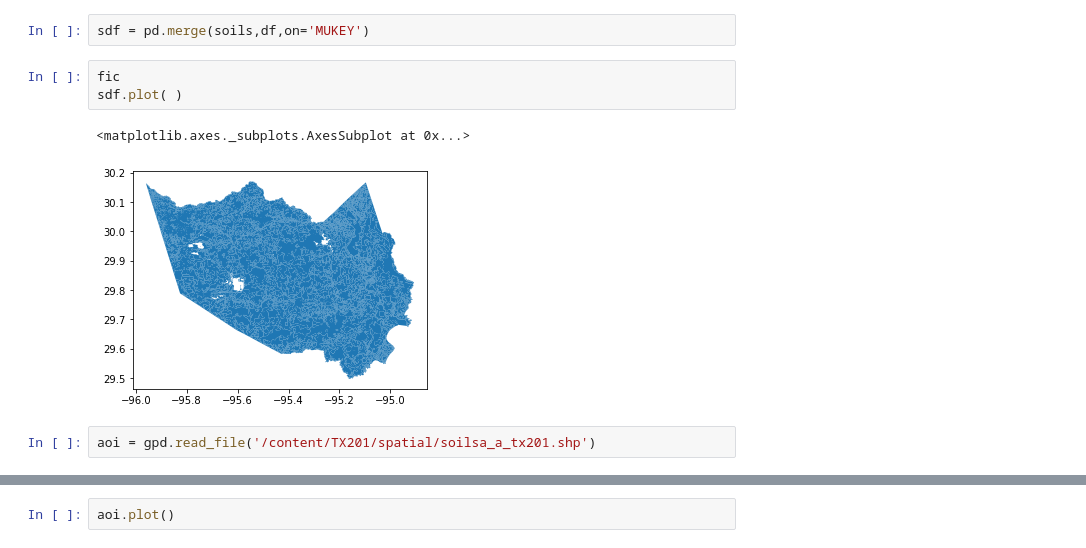
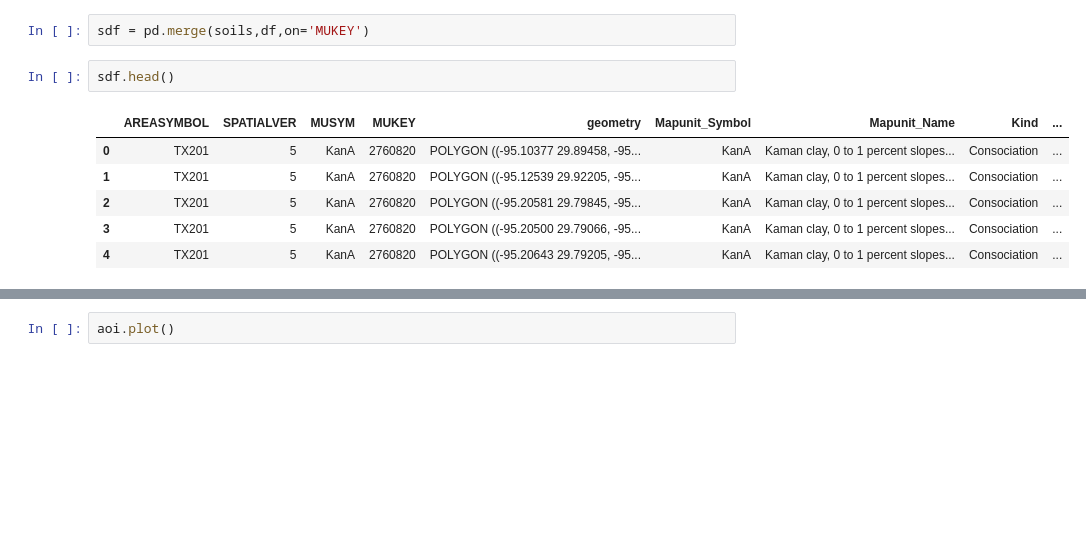
Before and after one commit to noahkarsky/spatial-shrooms, a Jupyter notebook: Getting_Harris_County_Soil_Data.ipynb, the cells around one changed output, grey strips where cells are left out. Saved outputs shown, nothing was run; the diff lists cells and outputs as text; blank space fills up the shorter version.

```diff
--- a/Getting_Harris_County_Soil_Data.ipynb
+++ b/Getting_Harris_County_Soil_Data.ipynb
@@ -79,11 +83,12 @@ df = df[['Mapunit_Symbol', 'Mapunit_Name', 'Kind','Total_Acres','Farm_Class','In
 df.MUKEY = df.MUKEY.astype(str)
 # %%
 sdf = pd.merge(soils,df,on='MUKEY')
-# %%
-fic
-sdf.plot( )
-# %% [output]
-<matplotlib.axes._subplots.AxesSubplot at 0x...>
-[figure, removed]
-# %%
-aoi = gpd.read_file('/content/TX201/spatial/soilsa_a_tx201.shp')
+# %%
+sdf.head()
+# %% [output]
+|  | AREASYMBOL | SPATIALVER | MUSYM | MUKEY | geometry | Mapunit_Symbol | Mapunit_Name | Kind | ... |
+| 0 | TX201 | 5 | KanA | 2760820 | POLYGON ((-95.10377 29.89458, -95... | KanA | Kaman clay, 0 to 1 percent slopes... | Consociation | ... |
+| 1 | TX201 | 5 | KanA | 2760820 | POLYGON ((-95.12539 29.92205, -95... | KanA | Kaman clay, 0 to 1 percent slopes... | Consociation | ... |
+| 2 | TX201 | 5 | KanA | 2760820 | POLYGON ((-95.20581 29.79845, -95... | KanA | Kaman clay, 0 to 1 percent slopes... | Consociation | ... |
+| 3 | TX201 | 5 | KanA | 2760820 | POLYGON ((-95.20500 29.79066, -95... | KanA | Kaman clay, 0 to 1 percent slopes... | Consociation | ... |
+| 4 | TX201 | 5 | KanA | 2760820 | POLYGON ((-95.20643 29.79205, -95... | KanA | Kaman clay, 0 to 1 percent slopes... | Consociation | ... |
```
Also changed, not shown: parts of 7 cells of this notebook.
